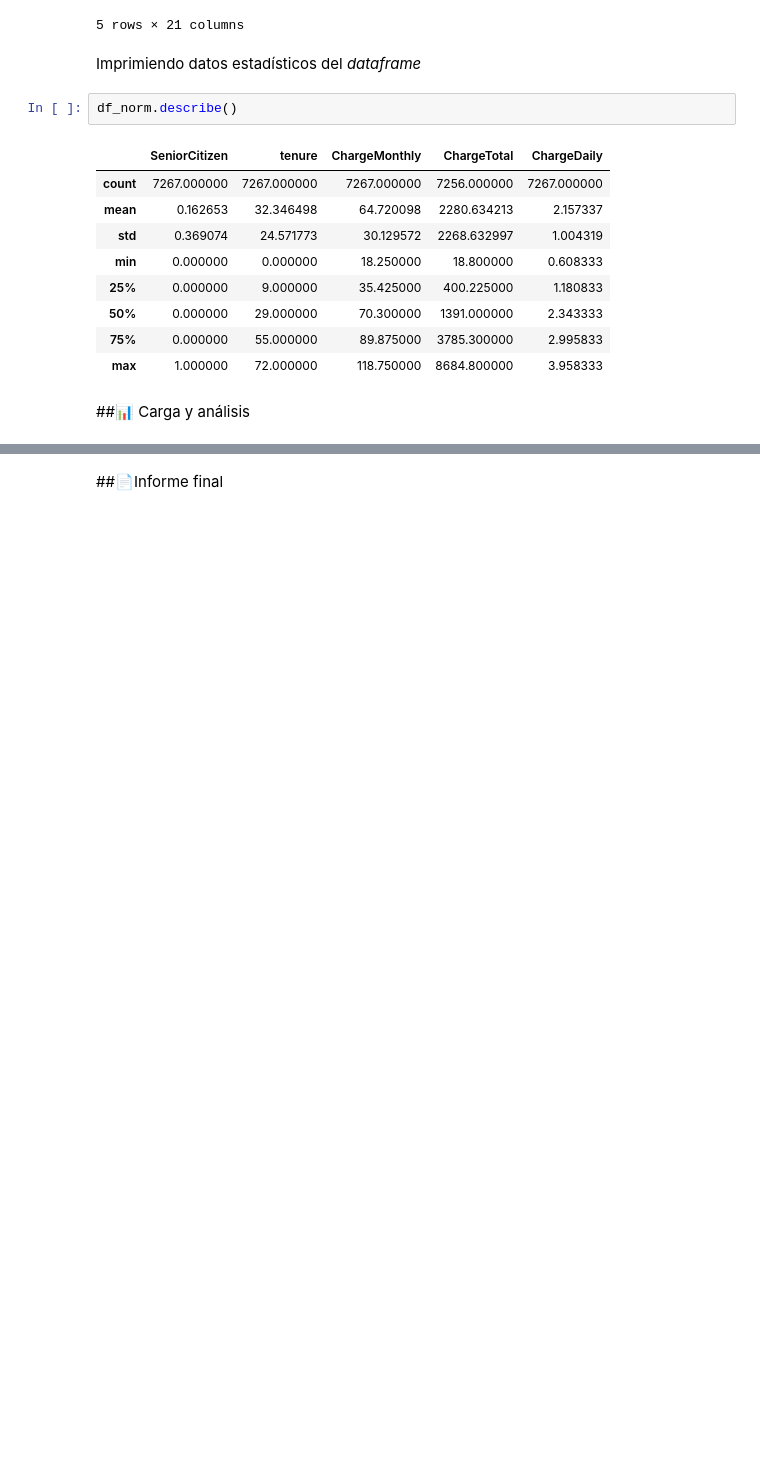
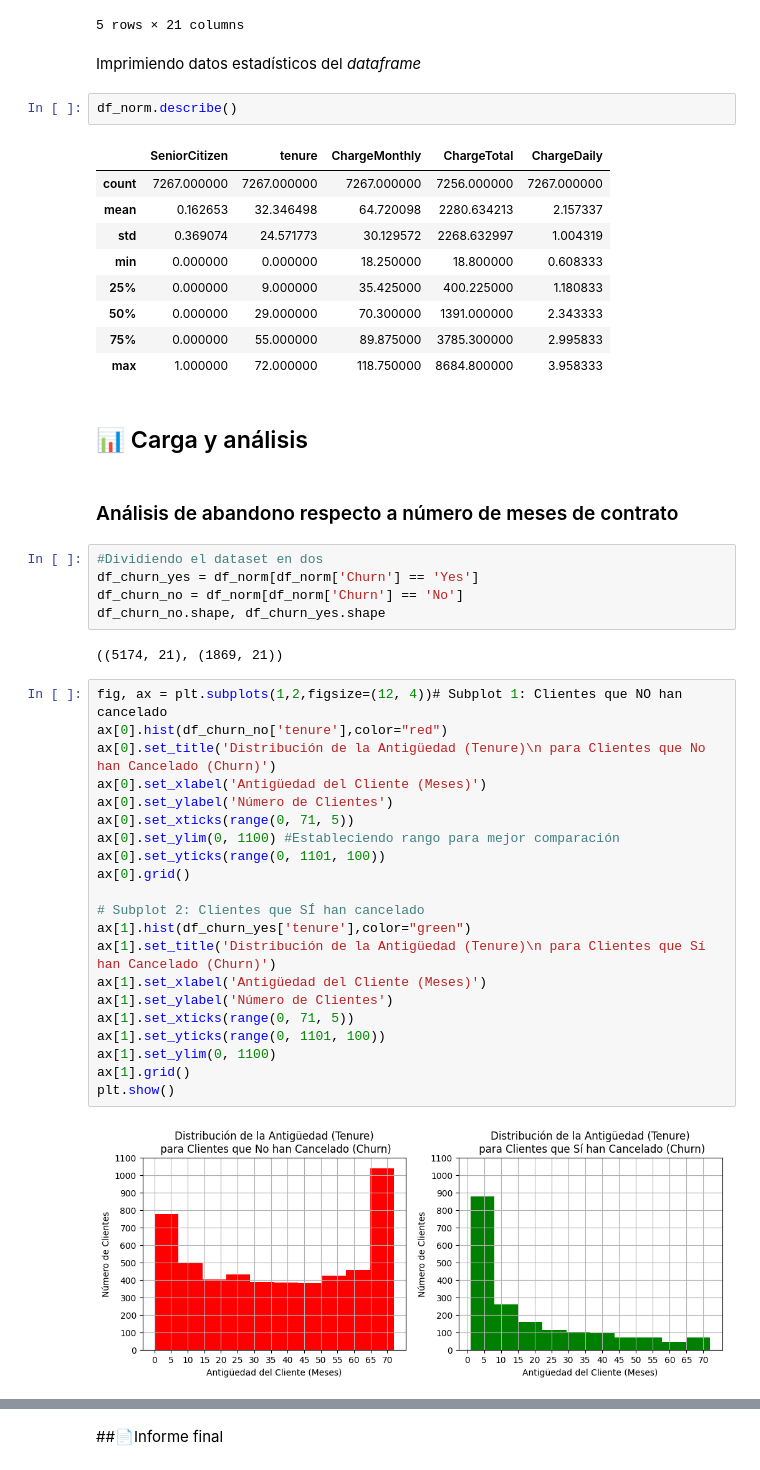
Before and after one commit to ASRR7/challenge_data_visualization, a Jupyter notebook: TelecomX_LATAM.ipynb, the cells around one changed output, grey strips where cells are left out. Saved outputs shown, nothing was run; the diff lists cells and outputs as text; blank space fills up the shorter version.

Commit message:
Creando la carpeta de imágenes para los gráficos y haciendo los análisis

```diff
--- a/TelecomX_LATAM.ipynb
+++ b/TelecomX_LATAM.ipynb
@@ -94,4 +94,36 @@ df_norm.describe()
 | 75% | 0.000000 | 55.000000 | 89.875000 | 3785.300000 | 2.995833 |
 | max | 1.000000 | 72.000000 | 118.750000 | 8684.800000 | 3.958333 |
 # %% [markdown]
-##📊 Carga y análisis
+## 📊 Carga y análisis
+# %% [markdown]
+### Análisis de abandono respecto a número de meses de contrato
+# %%
+#Dividiendo el dataset en dos
+df_churn_yes = df_norm[df_norm['Churn'] == 'Yes']
+df_churn_no = df_norm[df_norm['Churn'] == 'No']
+df_churn_no.shape, df_churn_yes.shape
+# %% [output]
+((5174, 21), (1869, 21))
+# %%
+fig, ax = plt.subplots(1,2,figsize=(12, 4))# Subplot 1: Clientes que NO han cancelado
+ax[0].hist(df_churn_no['tenure'],color="red")
+ax[0].set_title('Distribución de la Antigüedad (Tenure)\n para Clientes que No han Cancelado (Churn)')
+ax[0].set_xlabel('Antigüedad del Cliente (Meses)')
+ax[0].set_ylabel('Número de Clientes')
+ax[0].set_xticks(range(0, 71, 5))
+ax[0].set_ylim(0, 1100) #Estableciendo rango para mejor comparación
+ax[0].set_yticks(range(0, 1101, 100))
+ax[0].grid()
+
+# Subplot 2: Clientes que SÍ han cancelado
+ax[1].hist(df_churn_yes['tenure'],color="green")
+ax[1].set_title('Distribución de la Antigüedad (Tenure)\n para Clientes que Sí han Cancelado (Churn)')
+ax[1].set_xlabel('Antigüedad del Cliente (Meses)')
+ax[1].set_ylabel('Número de Clientes')
+ax[1].set_xticks(range(0, 71, 5))
+ax[1].set_yticks(range(0, 1101, 100))
+ax[1].set_ylim(0, 1100)
+ax[1].grid()
+plt.show()
+# %% [output]
+[figure, added]
```
Also changed, not shown: parts of 47 cells of this notebook, 10 other files.
